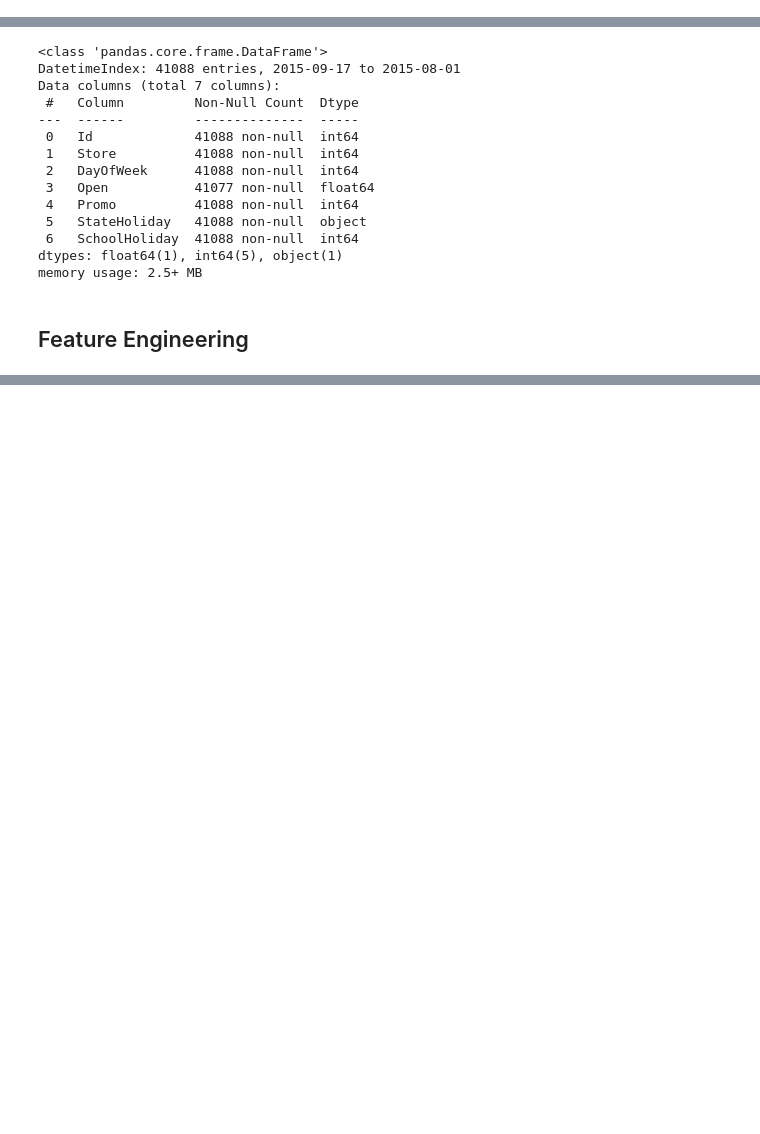
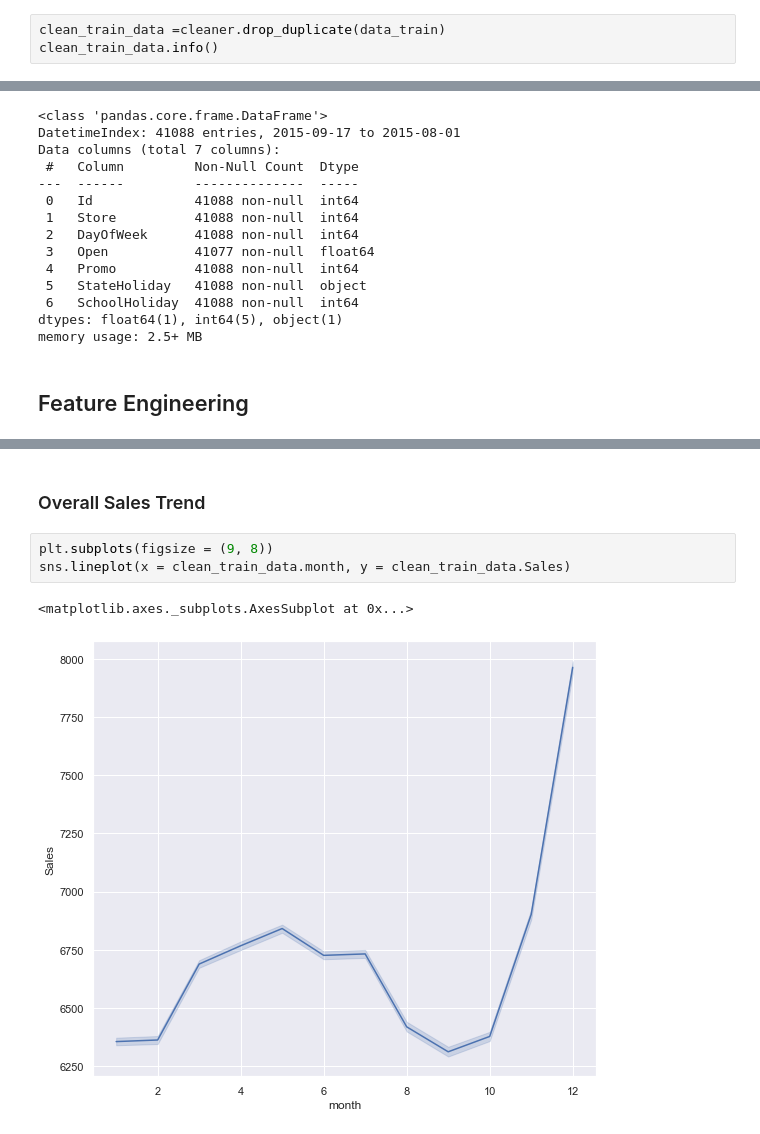
Before and after one commit to Samrawit02/Pharmaceutical-Sales-prediction, a Jupyter notebook: notebook/EDA.ipynb, the cells around one changed output, grey strips where cells are left out. Cells and saved outputs as stored; diff of their text form; blank space fills up the shorter version.

```diff
--- a/notebook/EDA.ipynb
+++ b/notebook/EDA.ipynb
@@ -462,0 +451,3 @@ cleaner.drop_duplicate(data_train)
+# %%
+clean_train_data =cleaner.drop_duplicate(data_train)
+clean_train_data.info()
@@ -528,0 +737,8 @@ memory usage: 2.5+ MB
+# %% [markdown]
+### Overall Sales Trend
+# %%
+plt.subplots(figsize = (9, 8))
+sns.lineplot(x = clean_train_data.month, y = clean_train_data.Sales)
+# %% [output]
+<matplotlib.axes._subplots.AxesSubplot at 0x...>
+[figure, added]
```
Also changed, not shown: parts of 53 cells of this notebook, 15 other files.
